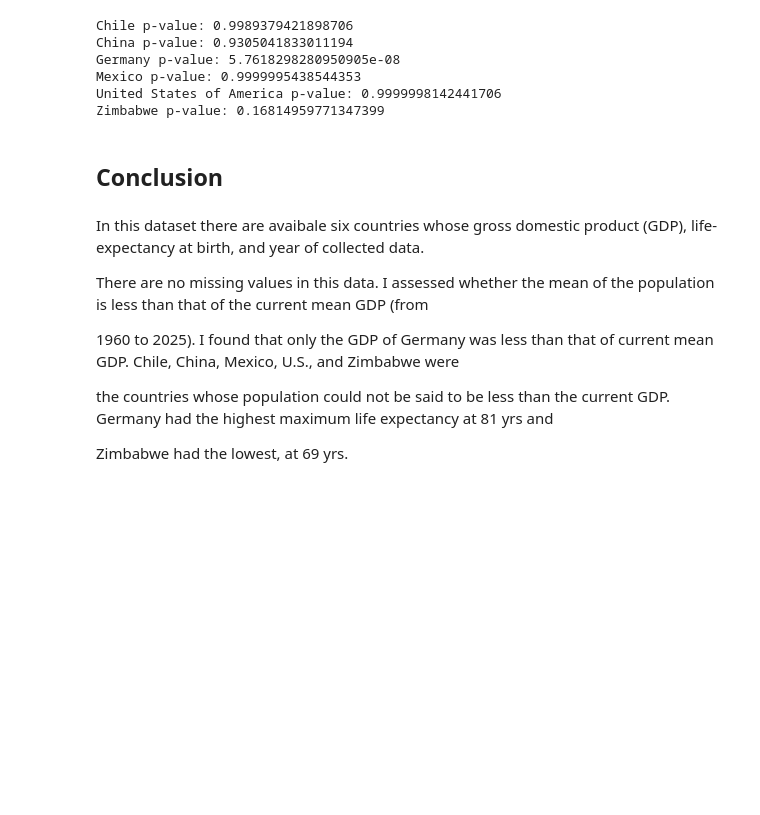
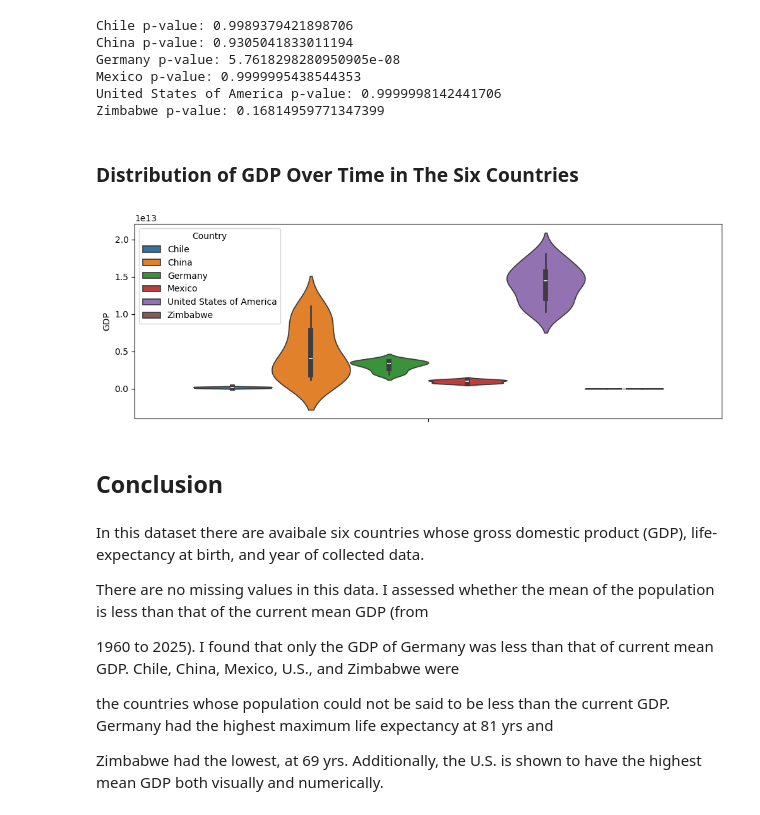
Before and after one commit to Kwamewusu/ml_portfolio, a Jupyter notebook: Life-Expectancy-and-GDP-Starter/life_expectancy_gdp.ipynb, the cells around one changed output. Saved outputs shown, nothing was run; the diff lists cells and outputs as text; code cells hidden in the pictures; blank space fills up the shorter version.

Commit message:
Violin plot of GDP with respect to Countries.

```diff
--- a/Life-Expectancy-and-GDP-Starter/life_expectancy_gdp.ipynb
+++ b/Life-Expectancy-and-GDP-Starter/life_expectancy_gdp.ipynb
@@ -160,6 +160,13 @@ Germany p-value: 5.7618298280950905e-08
 Mexico p-value: 0.9999995438544353
 United States of America p-value: 0.9999998142441706
 Zimbabwe p-value: 0.16814959771347399
+# %% [markdown]
+### Distribution of GDP Over Time in The Six Countries
+# %%
+gdp_distribution_fig = plt.subplots(figsize=(12, 4))
+distribution_ax = sb.violinplot(data=data, y='GDP', hue='Country')
+# %% [output]
+[figure, added]
 # %% [markdown]
 ## Conclusion
 # %% [markdown]
@@ -171,4 +178,4 @@ There are no missing values in this data. I assessed whether the mean of the pop
 
 the countries whose population could not be said to be less than the current GDP. Germany had the highest maximum life expectancy at 81 yrs and
 
-Zimbabwe had the lowest, at 69 yrs.
+Zimbabwe had the lowest, at 69 yrs. Additionally, the U.S. is shown to have the highest mean GDP both visually and numerically.
```
